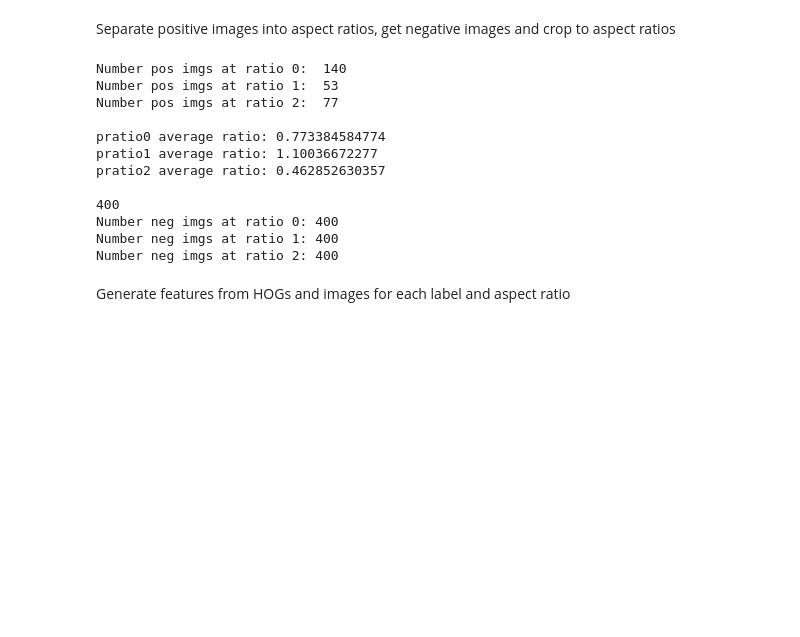
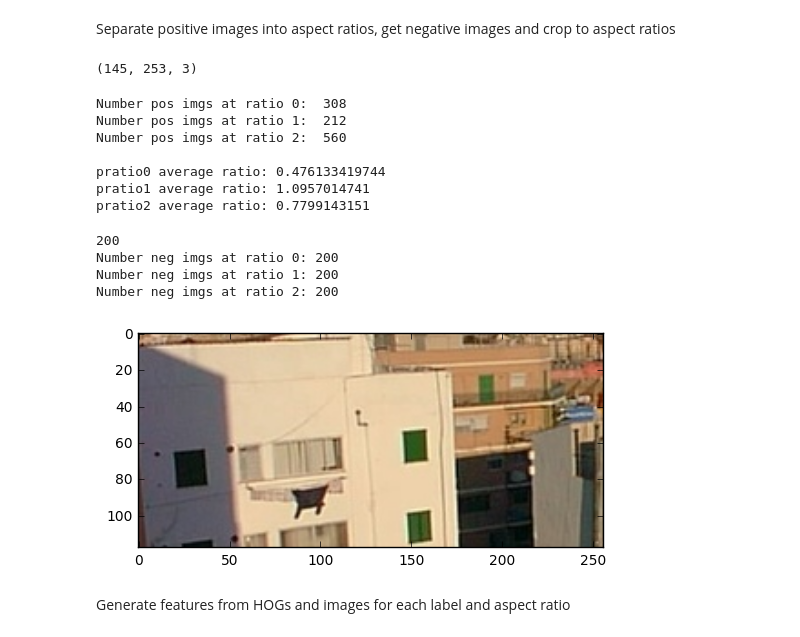
Before and after one commit to mesargent/freeway_guide_sign_detector, a Jupyter notebook: hog_pipeline.ipynb, the cells around one changed output. Saved outputs shown, nothing was run; the diff lists cells and outputs as text; code cells hidden in the pictures; blank space fills up the shorter version.

```diff
--- a/hog_pipeline.ipynb
+++ b/hog_pipeline.ipynb
@@ -30,2 +32,6 @@ print ratios
 # %% [markdown]
 Separate positive images into aspect ratios, get negative images and crop to aspect ratios
+# %%
+print ndimage.rotate(images[0][0], 5).shape
+# %% [output]
+(145, 253, 3)
@@ -34,13 +46,17 @@ pratio0imgs = []
 pratio1imgs = []
 pratio2imgs = []
 
+
 for image in images:
     if image[1] == 0:
         pratio0imgs.append(image[0])
+        pratio0imgs.extend(get_mods(image[0]))
     elif image[1] == 1:
         pratio1imgs.append(image[0])
+        pratio1imgs.extend(get_mods(image[0]))
     elif image[1] == 2:
         pratio2imgs.append(image[0])
+        pratio2imgs.extend(get_mods(image[0]))
 
 print "Number pos imgs at ratio 0: ", len(pratio0imgs)
 print "Number pos imgs at ratio 1: ", len(pratio1imgs)
@@ -51,34 +67,38 @@ print "pratio0 average ratio:", sum([float(x.shape[0])/(x.shape[1]+1) for x in p
 print "pratio1 average ratio:", sum([float(x.shape[0])/(x.shape[1]+1) for x in pratio1imgs])/len(pratio1imgs)
 print "pratio2 average ratio:", sum([float(x.shape[0])/(x.shape[1]+1) for x in pratio2imgs])/len(pratio2imgs)
 print
-
-#get negative images, use ratios found for positive images to match
-nimages = dg.getRandomMultiple("sun_images", 200, 0)
-partialsignimgs = dg.getRandomMultiple("partial", 200, 0)
-nimages = nimages+partialsignimgs
-print len(nimages)
-
-nratio0imgs = [dg.cropToRatio(x, ratios[0]) for x in nimages]
-nratio1imgs = [dg.cropToRatio(x, ratios[1]) for x in nimages]
-nratio2imgs = [dg.cropToRatio(x, ratios[2]) for x in nimages]
-
-
-print "Number neg imgs at ratio 0:", len(nratio0imgs)
-print "Number neg imgs at ratio 1:", len(nratio1imgs)
-print "Number neg imgs at ratio 2:", len(nratio2imgs)
 # %% [output]
-Number pos imgs at ratio 0:  140
-Number pos imgs at ratio 1:  53
-Number pos imgs at ratio 2:  77
+Number pos imgs at ratio 0:  308
+Number pos imgs at ratio 1:  212
+Number pos imgs at ratio 2:  560
 
-pratio0 average ratio: 0.773384584774
-pratio1 average ratio: 1.10036672277
-pratio2 average ratio: 0.462852630357
-
-400
-Number neg imgs at ratio 0: 400
-Number neg imgs at ratio 1: 400
-Number neg imgs at ratio 2: 400
+pratio0 average ratio: 0.476133419744
+pratio1 average ratio: 1.0957014741
+pratio2 average ratio: 0.7799143151
+# %%
+#get negative images, use ratios found for positive images to match
+nimages = dg.getRandomMultiple("sun_images", 200, 0)
+print len(nimages)
+nimages = [x[1] for x in nimages]
+
+
+nratio0imgs = [dg.cropToRatio(x, ratios[0]) for x in nimages]
+nratio1imgs = [dg.cropToRatio(x, ratios[1]) for x in nimages]
+nratio2imgs = [dg.cropToRatio(x, ratios[2]) for x in nimages]
+
+
+print "Number neg imgs at ratio 0:", len(nratio0imgs)
+print "Number neg imgs at ratio 1:", len(nratio1imgs)
+print "Number neg imgs at ratio 2:", len(nratio2imgs)
+
+plt.imshow(cv2.cvtColor(nratio0imgs[0], cv2.COLOR_BGR2RGB))
+plt.show()
+# %% [output]
+200
+Number neg imgs at ratio 0: 200
+Number neg imgs at ratio 1: 200
+Number neg imgs at ratio 2: 200
+[figure, added]
 # %% [markdown]
 Generate features from HOGs and images for each label and aspect ratio
 # %%
```
Also changed, not shown: parts of 17 cells of this notebook.
